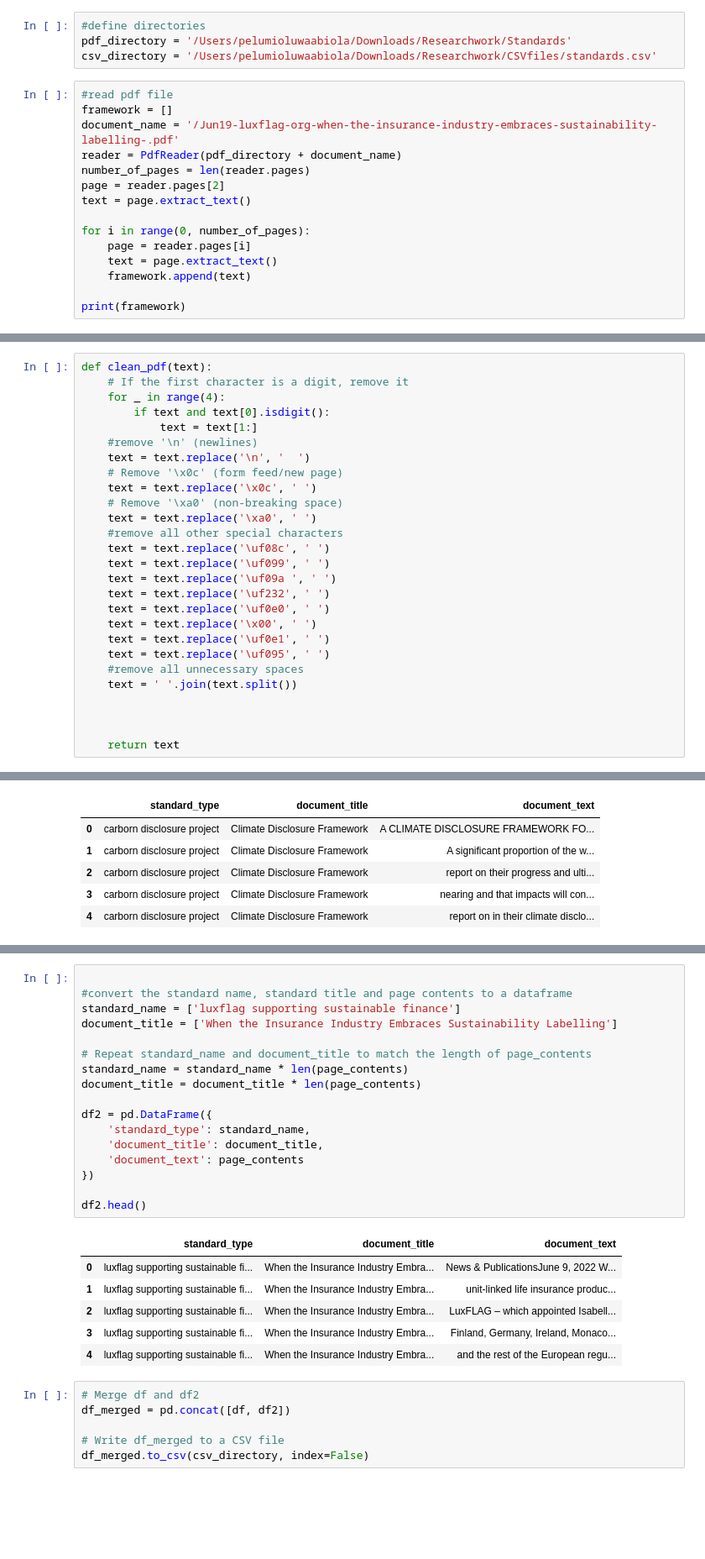
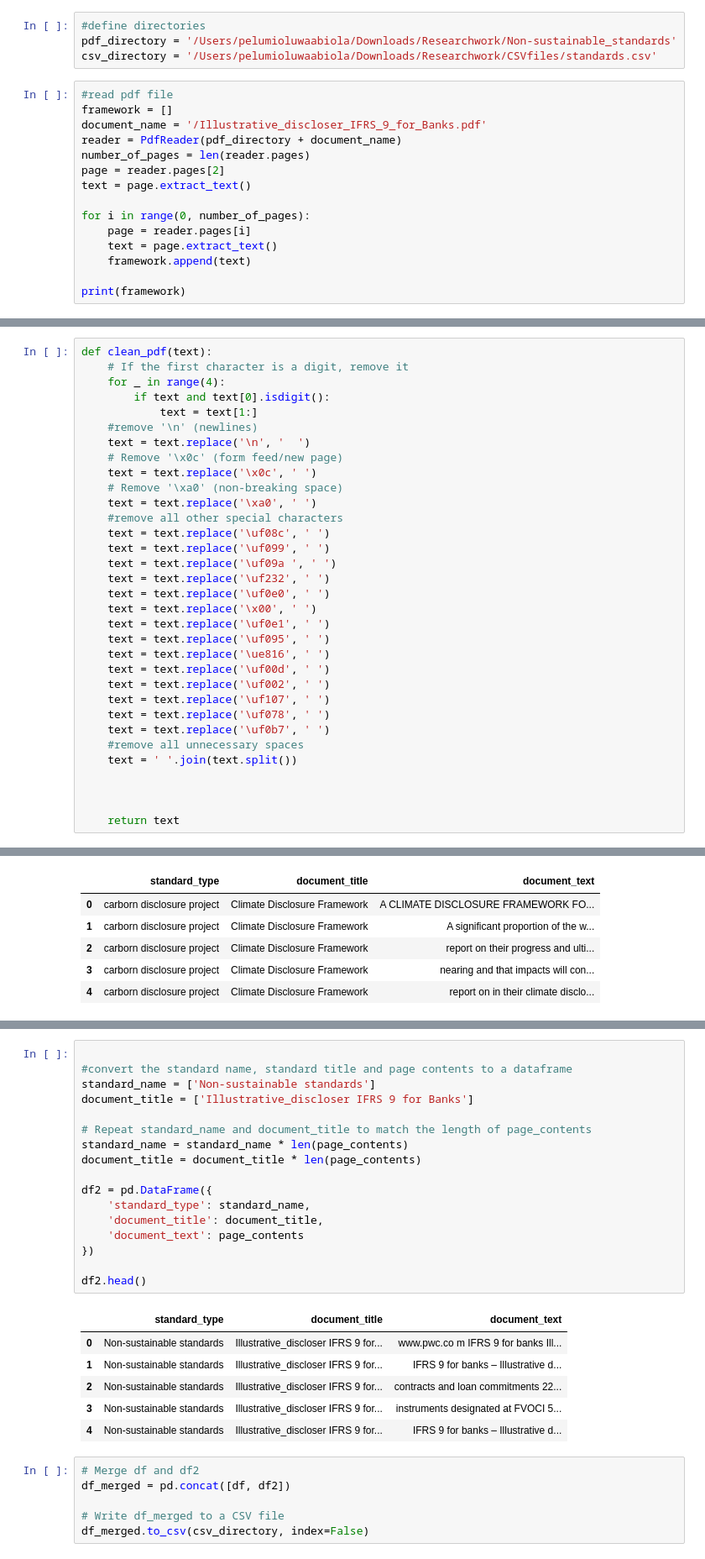
Before and after one commit to Pelumioluwa/Sustainable_Finance_Analyzer, a Jupyter notebook: Data_Processing/NextDataProcessing.ipynb, the cells around one changed output, grey strips where cells are left out. Shown at 84% size. Saved outputs shown, nothing was run; the diff lists cells and outputs as text; blank space fills up the shorter version.

```diff
--- a/Data_Processing/NextDataProcessing.ipynb
+++ b/Data_Processing/NextDataProcessing.ipynb
@@ -16,12 +16,12 @@ from langchain.text_splitter import RecursiveCharacterTextSplitter
 import pandas as pd
 # %%
 #define directories
-pdf_directory = '/Users/pelumioluwaabiola/Downloads/Researchwork/Standards'
+pdf_directory = '/Users/pelumioluwaabiola/Downloads/Researchwork/Non-sustainable_standards'
 csv_directory = '/Users/pelumioluwaabiola/Downloads/Researchwork/CSVfiles/standards.csv'
 # %%
 #read pdf file
 framework = []
-document_name = '/Jun19-luxflag-org-when-the-insurance-industry-embraces-sustainability-labelling-.pdf'
+document_name = '/Illustrative_discloser_IFRS_9_for_Banks.pdf'
 reader = PdfReader(pdf_directory + document_name)
 number_of_pages = len(reader.pages)
 page = reader.pages[2]
@@ -56,6 +56,12 @@ def clean_pdf(text):
     text = text.replace('\x00', ' ')
     text = text.replace('\uf0e1', ' ')
     text = text.replace('\uf095', ' ')
+    text = text.replace('\ue816', ' ')
+    text = text.replace('\uf00d', ' ')
+    text = text.replace('\uf002', ' ')
+    text = text.replace('\uf107', ' ')
+    text = text.replace('\uf078', ' ')
+    text = text.replace('\uf0b7', ' ')
     #remove all unnecessary spaces
     text = ' '.join(text.split())
 
@@ -160,27 +190,27 @@ df.tail() #view last 5 rows
 # %%
 
 #convert the standard name, standard title and page contents to a dataframe
-standard_name = ['luxflag supporting sustainable finance']
-document_title = ['When the Insurance Industry Embraces Sustainability Labelling']
+standard_name = ['Non-sustainable standards']
+document_title = ['Illustrative_discloser IFRS 9 for Banks']
 
 # Repeat standard_name and document_title to match the length of page_contents
 standard_name = standard_name * len(page_contents)
 document_title = document_title * len(page_contents)
 
 df2 = pd.DataFrame({
     'standard_type': standard_name,
     'document_title': document_title,
     'document_text': page_contents
 })
 
 df2.head()
 # %% [output]
 |  | standard_type | document_title | document_text |
-| 0 | luxflag supporting sustainable fi... | When the Insurance Industry Embra... | News & PublicationsJune 9, 2022 W... |
-| 1 | luxflag supporting sustainable fi... | When the Insurance Industry Embra... | unit-linked life insurance produc... |
-| 2 | luxflag supporting sustainable fi... | When the Insurance Industry Embra... | LuxFLAG – which appointed Isabell... |
-| 3 | luxflag supporting sustainable fi... | When the Insurance Industry Embra... | Finland, Germany, Ireland, Monaco... |
-| 4 | luxflag supporting sustainable fi... | When the Insurance Industry Embra... | and the rest of the European regu... |
+| 0 | Non-sustainable standards | Illustrative_discloser IFRS 9 for... | www.pwc.co m IFRS 9 for banks Ill... |
+| 1 | Non-sustainable standards | Illustrative_discloser IFRS 9 for... | IFRS 9 for banks – Illustrative d... |
+| 2 | Non-sustainable standards | Illustrative_discloser IFRS 9 for... | contracts and loan commitments 22... |
+| 3 | Non-sustainable standards | Illustrative_discloser IFRS 9 for... | instruments designated at FVOCI 5... |
+| 4 | Non-sustainable standards | Illustrative_discloser IFRS 9 for... | IFRS 9 for banks – Illustrative d... |
 # %%
 # Merge df and df2
 df_merged = pd.concat([df, df2])
```
Also changed, not shown: parts of 8 cells of this notebook.
